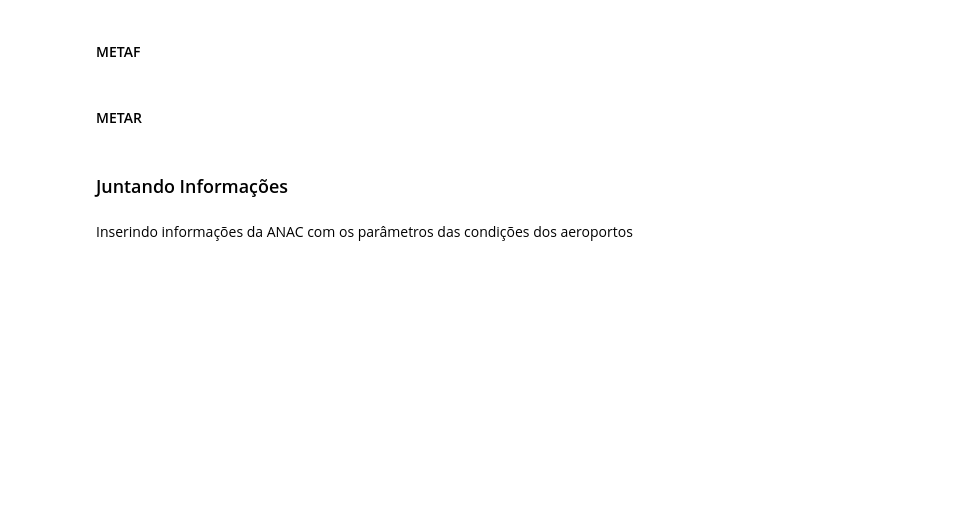
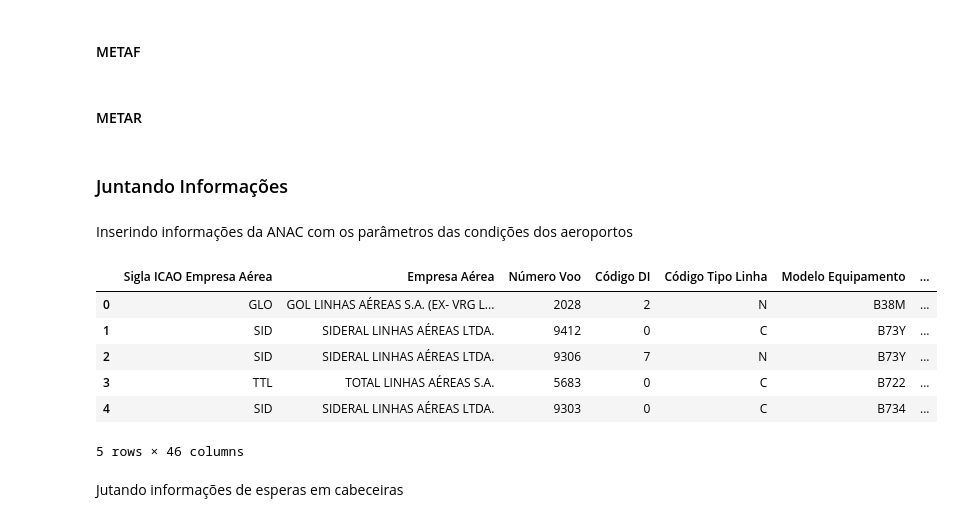
Before and after one commit to nauanelinhares/graphrag-with-aircraft-accident-reports, a Jupyter notebook: tg1.ipynb, the cells around one changed output. Cells and saved outputs as stored; diff of their text form; code cells hidden in the pictures; blank space fills up the shorter version.

```diff
--- a/tg1.ipynb
+++ b/tg1.ipynb
@@ -226,32 +187,42 @@ metar['hora'] = pd.to_datetime(metar['hora'])
 # %% [markdown]
 Inserindo informações da ANAC com os parâmetros das condições dos aeroportos
 # %%
-vra_with_origin = pd.merge_asof(
+vra_full = pd.merge_asof(
     vra.sort_values('Horário de Referência para Partida', ascending=True),
     metar.rename(columns={'aero': 'Sigla ICAO Aeroporto Origem'}).sort_values('hora', ascending=True),
     left_on='Horário de Referência para Partida',
     right_on='hora',
     by='Sigla ICAO Aeroporto Origem',
     direction='nearest'
 )
 
 # Change suffix new columns names in vra on merged_df to previsto
 # example temperature -> temperature_previsto
-vra_with_origin.columns = [f'{col}_orig' if col in metar.columns else col for col in vra_with_origin.columns]
+vra_full.columns = [f'{col}_orig' if col in metar.columns else col for col in vra_full.columns]
 
 
 
 
 vra_full = pd.merge_asof(
-    vra_with_origin.sort_values('Horário de Referência para Chegada', ascending=True),
+    vra_full.sort_values('Horário de Referência para Chegada', ascending=True),
     metar.rename(columns={'aero': 'Sigla ICAO Aeroporto Destino'}).sort_values('hora', ascending=True),
     left_on='Horário de Referência para Chegada',
     right_on='hora',
     by='Sigla ICAO Aeroporto Destino',
     direction='nearest'
 )
 
 vra_full.columns = [f'{col}_dest' if col in metar.columns else col for col in vra_full.columns]
 
 
 vra_full.head()
+# %% [output]
+|  | Sigla ICAO Empresa Aérea | Empresa Aérea | Número Voo | Código DI | Código Tipo Linha | Modelo Equipamento | ... |
+| 0 | GLO | GOL LINHAS AÉREAS S.A. (EX- VRG L... | 2028 | 2 | N | B38M | ... |
+| 1 | SID | SIDERAL LINHAS AÉREAS LTDA. | 9412 | 0 | C | B73Y | ... |
+| 2 | SID | SIDERAL LINHAS AÉREAS LTDA. | 9306 | 7 | N | B73Y | ... |
+| 3 | TTL | TOTAL LINHAS AÉREAS S.A. | 5683 | 0 | C | B722 | ... |
+| 4 | SID | SIDERAL LINHAS AÉREAS LTDA. | 9303 | 0 | C | B734 | ... |
+5 rows × 46 columns
+# %% [markdown]
+Jutando informações de esperas em cabeceiras
```
Also changed, not shown: parts of 7 cells of this notebook.
